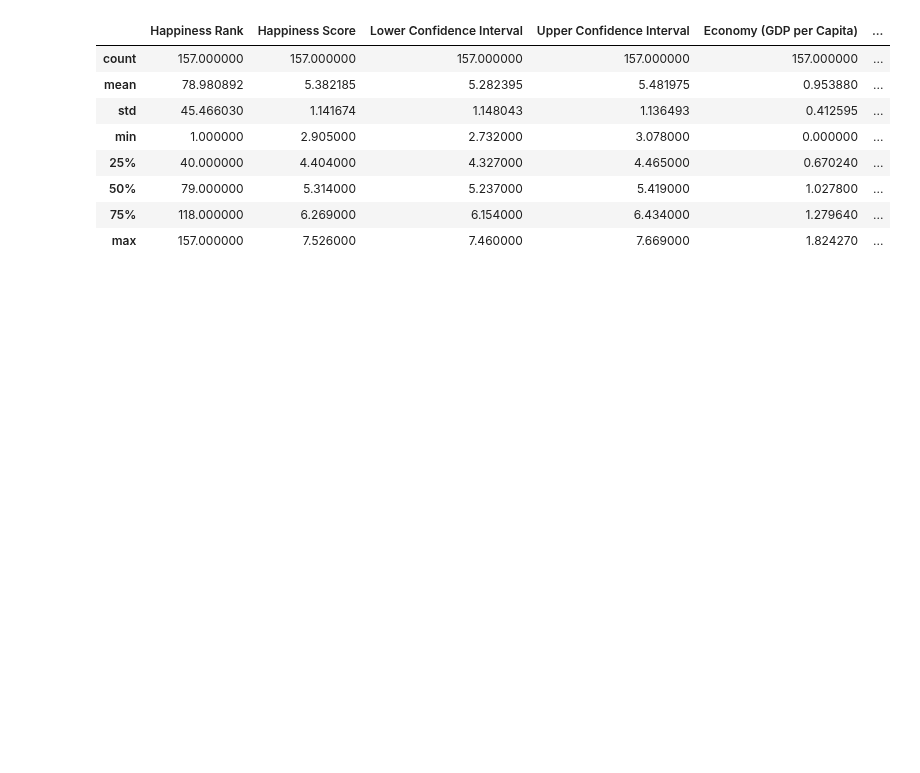
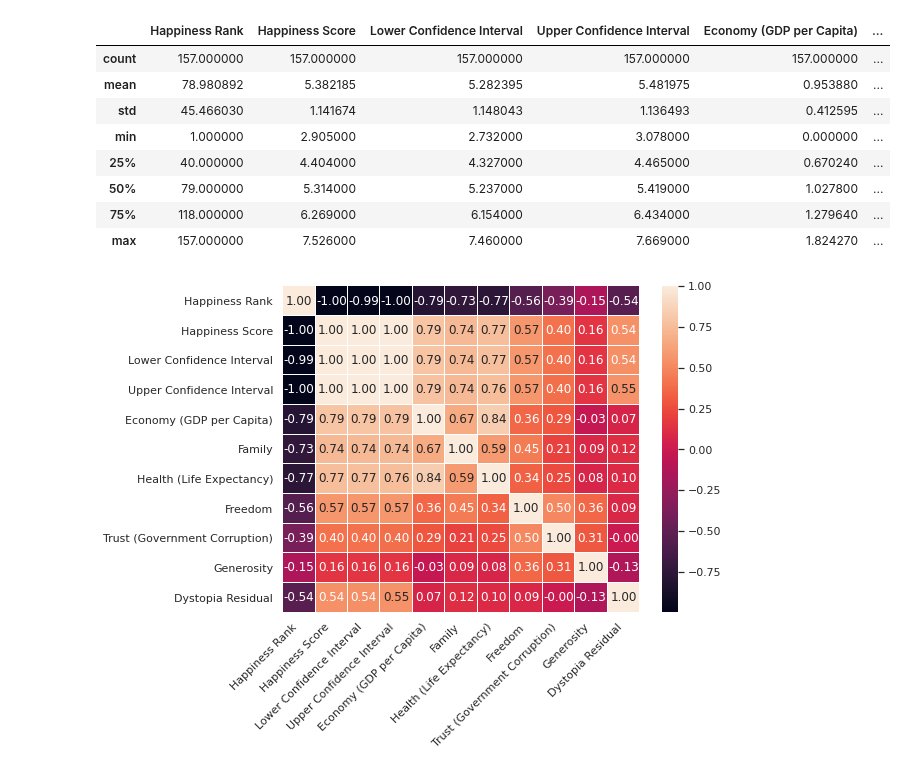
Before and after one commit to ArminD93/WorldHappinessReport, a Jupyter notebook: WorldHappinessReport_2016.ipynb, the cells around one changed output. Cells and saved outputs as stored; diff of their text form; code cells hidden in the pictures; blank space fills up the shorter version.

```diff
--- a/WorldHappinessReport_2016.ipynb
+++ b/WorldHappinessReport_2016.ipynb
@@ -13,6 +13,10 @@ sns.set(style="ticks", color_codes=True)
 
 
 happiness2016 = pd.read_csv('/content/drive/My Drive/ColabNotebooks/WorldHappiness/datasets/2016.csv', low_memory=False)
+
+DistributionObj = Distribution(happiness2016)
+CorrelationObj = Correlation(dataset=happiness2016)
+
 happiness2016.head()
 # %% [output]
 /content/drive/My Drive/ColabNotebooks/WorldHappiness
@@ -69,3 +73,7 @@ happiness2016.describe()
 | 50% | 79.000000 | 5.314000 | 5.237000 | 5.419000 | 1.027800 | ... |
 | 75% | 118.000000 | 6.269000 | 6.154000 | 6.434000 | 1.279640 | ... |
 | max | 157.000000 | 7.526000 | 7.460000 | 7.669000 | 1.824270 | ... |
+# %%
+CorrelationObj.addCorrelationmap
+# %% [output]
+[figure, added]
```
Also changed, not shown: parts of 2 cells of this notebook.
